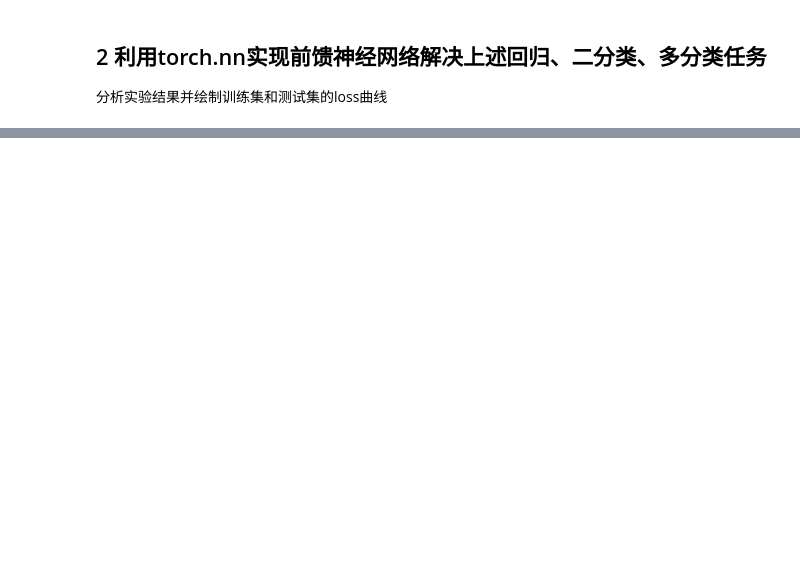
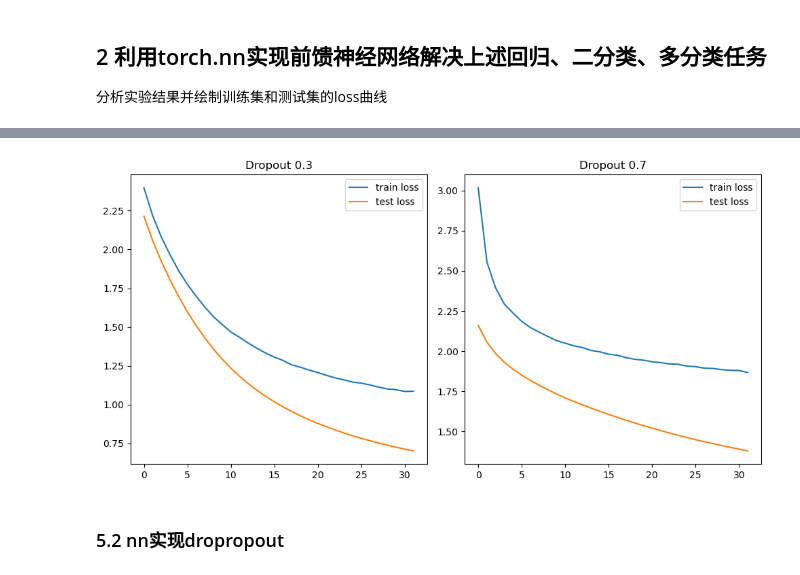
Before and after one commit to qingshanblue/DeepLearning, a Jupyter notebook: experiment2/sy2-3-MLP-MCC.ipynb, the cells around one changed output, grey strips where cells are left out. Drawn from its saved outputs; the diff is of its cells as text; code cells hidden in the pictures; blank space fills up the shorter version.

```diff
--- a/experiment2/sy2-3-MLP-MCC.ipynb
+++ b/experiment2/sy2-3-MLP-MCC.ipynb
@@ -251,8 +253,8 @@ def train(
     model: Model,
     loss: Loss,
     optimizer: Optimizer,
-    train_loader: tata.DataLoader,
-    test_loader: tata.DataLoader,
+    train_loader: DataLoader,
+    test_loader: DataLoader,
     device: torch.device,
 ):
     train_loss_list, test_loss_list = [], []
@@ -325,0 +871,26 @@ Epoch 32/32, Train Loss: 0.2972, Test Loss: 0.2853
+# %%
+num_epoches = 32
+input_dim = 1 * 28 * 28
+hidden_dim = 256
+output_dim = 10
+### ==================================================================
+# 分别使用0.3和0.7的dropout概率训练模型
+model_drop0_3 = Model(input_dim, hidden_dim, output_dim, devc, 0.3)
+model_drop0_7 = Model(input_dim, hidden_dim, output_dim, devc, 0.7)
+# ==================================================================
+loss = Loss()
+lr = 0.03
+### ==================================================================
+optimizer_drop0_3 = Optimizer(model_drop0_3, lr)
+optimizer_drop0_7 = Optimizer(model_drop0_7, lr)
+# ==================================================================
+batch_size = 10240
+train_loader = train_iter(batch_size)
+test_loader = test_iter(batch_size)
+
+train_loss_list_drop0_3, test_loss_list_drop0_3 = train(
+    num_epoches, model_drop0_3, loss, optimizer_drop0_3, train_loader, test_loader, devc
+)
+train_loss_list_drop0_7, test_loss_list_drop0_7 = train(
+    num_epoches, model_drop0_7, loss, optimizer_drop0_7, train_loader, test_loader, devc
+)
@@ -325,0 +915,18 @@ Epoch 32/32, Train Loss: 0.2972, Test Loss: 0.2853
+# %%
+figure, axes = plt.subplots(1, 2, figsize=(10, 5))
+axes[0].plot(train_loss_list_drop0_3, label="train loss")
+axes[0].plot(test_loss_list_drop0_3, label="test loss")
+axes[0].set_title("Dropout 0.3")
+axes[0].legend()
+
+axes[1].plot(train_loss_list_drop0_7, label="train loss")
+axes[1].plot(test_loss_list_drop0_7, label="test loss")
+axes[1].set_title("Dropout 0.7")
+axes[1].legend()
+
+plt.tight_layout()
+plt.show()
+# %% [output]
+[figure, added]
+# %% [markdown]
+### 5.2 nn实现dropropout
```
Also changed, not shown: parts of 68 cells of this notebook, 3 other files.
